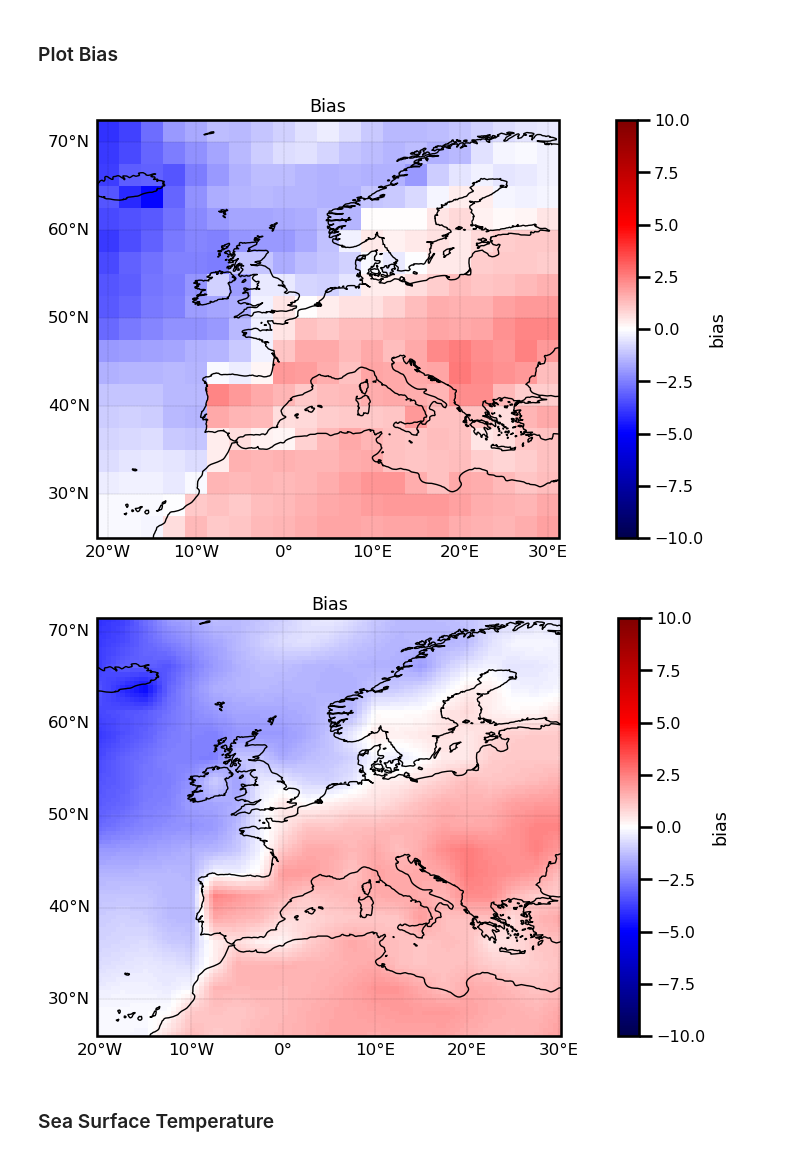
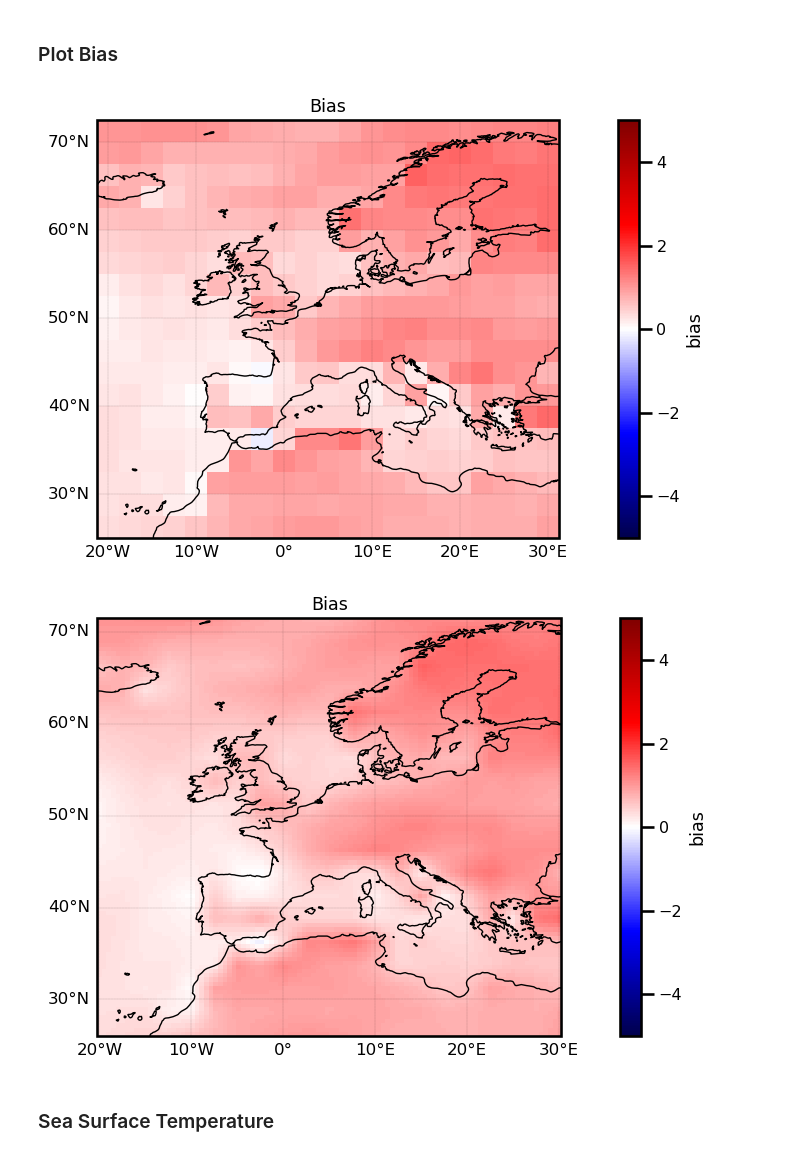
Before and after one commit to jejjohnson/jbayesevt, a Jupyter notebook: notebooks/ai4storylines/1.1_baseline_sa_lr.ipynb, the cells around one changed output. Saved outputs shown, nothing was run; the diff lists cells and outputs as text; code cells hidden in the pictures.

```diff
--- a/notebooks/ai4storylines/1.1_baseline_sa_lr.ipynb
+++ b/notebooks/ai4storylines/1.1_baseline_sa_lr.ipynb
@@ -96,7 +86,7 @@ Attributes: (12/49)
 # %% [markdown]
 #### Input Data
 # %%
-covariate_names = ["sst", "sm_sur", "t2m", "z500_zonal"]
-qoi_names = ["tasmax"]
+covariate_names = ["sst_norm", "sm_norm", "z500_norm"]
+qoi_names = ["tasmax_norm"]
 x = df.sort_values(by=["model"])[covariate_names].values
-u = ds.sortby("model").tasmax.stack(spatial=["lat", "lon"]).values
+u = ds.sortby("model").tasmax_norm.stack(spatial=["lat", "lon"]).values
@@ -109,6 +95,7 @@ x.shape, u.shape
 # %%
 from sklearn import linear_model
 
-reg = linear_model.Ridge(alpha=.1)
+# reg = linear_model.Ridge(alpha=0.0)
+reg = linear_model.LinearRegression()
 reg.fit(x, u)
 # %% [output]
@@ -156,7 +131,7 @@ ds = ds.stack(spatial=["lat", "lon"])
 ds["weights"] = (("spatial", "covariate"), reg.coef_)
 ds["bias"] = (("spatial",), reg.intercept_)
 ds["pred"] = (("model", "spatial",), u_pred)
-ds = ds.assign_coords({"covariate": ["sst", "sm", "t2m", "z500"],})
+ds = ds.assign_coords({"covariate": ["sst", "sm", "z500"],})
 ds = ds.unstack()
 # %% [markdown]
 ## Analysis Dataset
@@ -166,7 +141,7 @@ ds = ds.unstack()
 from sklearn.metrics import r2_score
 # %%
 ds = ds.stack(spatial=["lat", "lon"])
-score = r2_score(y_true=ds.tasmax.values, y_pred=ds.pred.values, multioutput="raw_values")
+score = r2_score(y_true=ds.tasmax_norm.values, y_pred=ds.pred.values, multioutput="raw_values")
 ds["score"] = (("spatial"), score)
 ds = ds.unstack()
 # %%
@@ -197,27 +172,27 @@ plot_imshow(
 # %%
 # plot weights
 bias = ds.bias
 plot_pcolormesh(
     bias,
     variable="Bias",
-    vmin=-10.0, vmax=10.0, cmap="seismic"
+    vmin=-5.0, vmax=5.0, cmap="seismic"
 );
 
 # interpolate
 bias = bias.interp(
     lon=np.linspace(bias.lon.values.min(), bias.lon.values.max(), 100),
     lat=np.linspace(bias.lat.values.min(), bias.lat.values.max(), 100),
     method="linear"
 
 )
 
 plot_imshow(
     bias,
-    "Bias", vmin=-10.0, vmax=10.0, cmap="seismic", num_levels=None
+    "Bias", vmin=-5.0, vmax=5.0, cmap="seismic", num_levels=None
 );
 # %% [output]
-[figure, old version]
+[figure, new version]
-[figure, old version]
+[figure, new version]
 # %%
 def plot_maps(covariate, variable_name):
 
```
Also changed, not shown: parts of 13 cells of this notebook, 25 other files.
